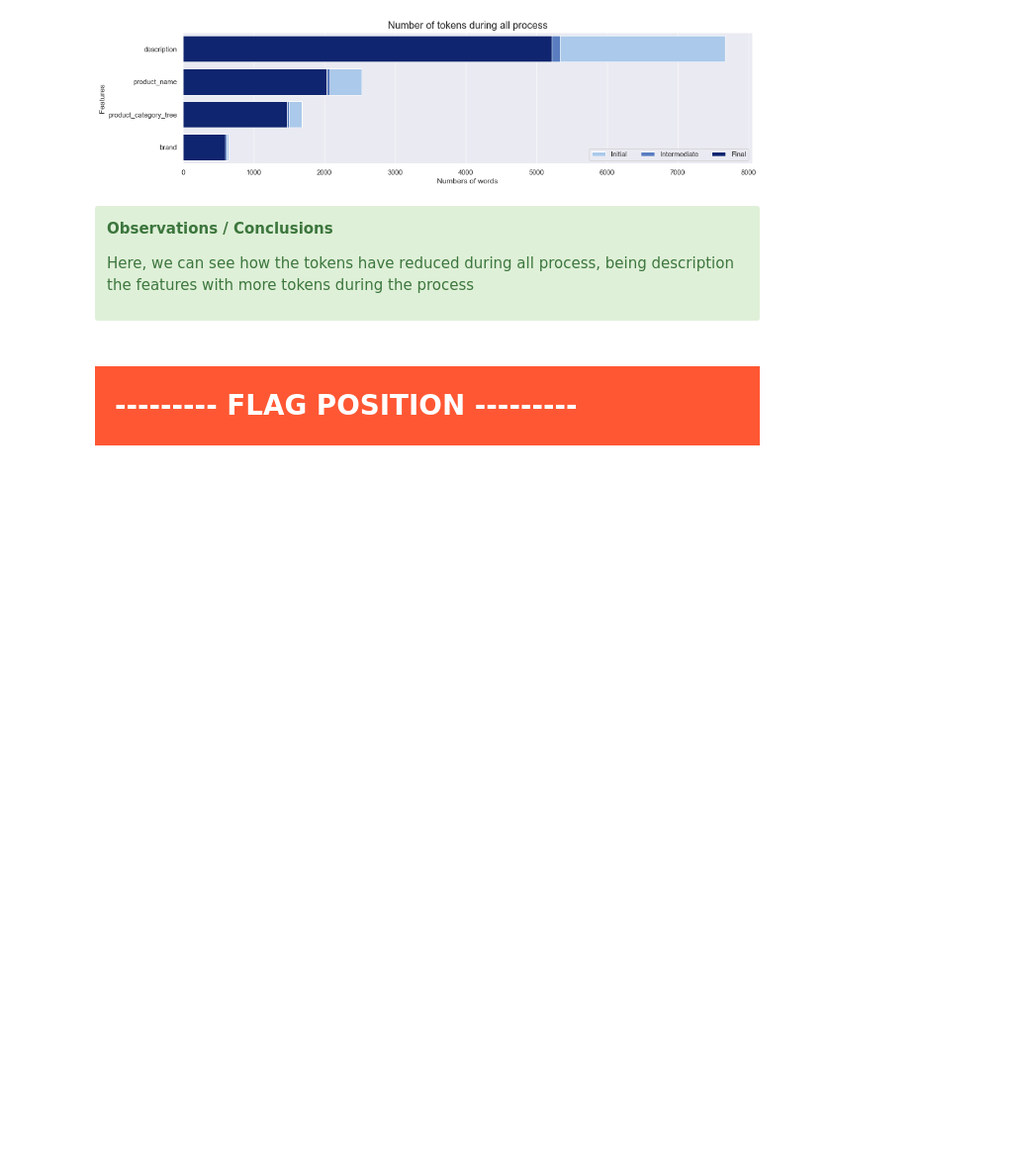
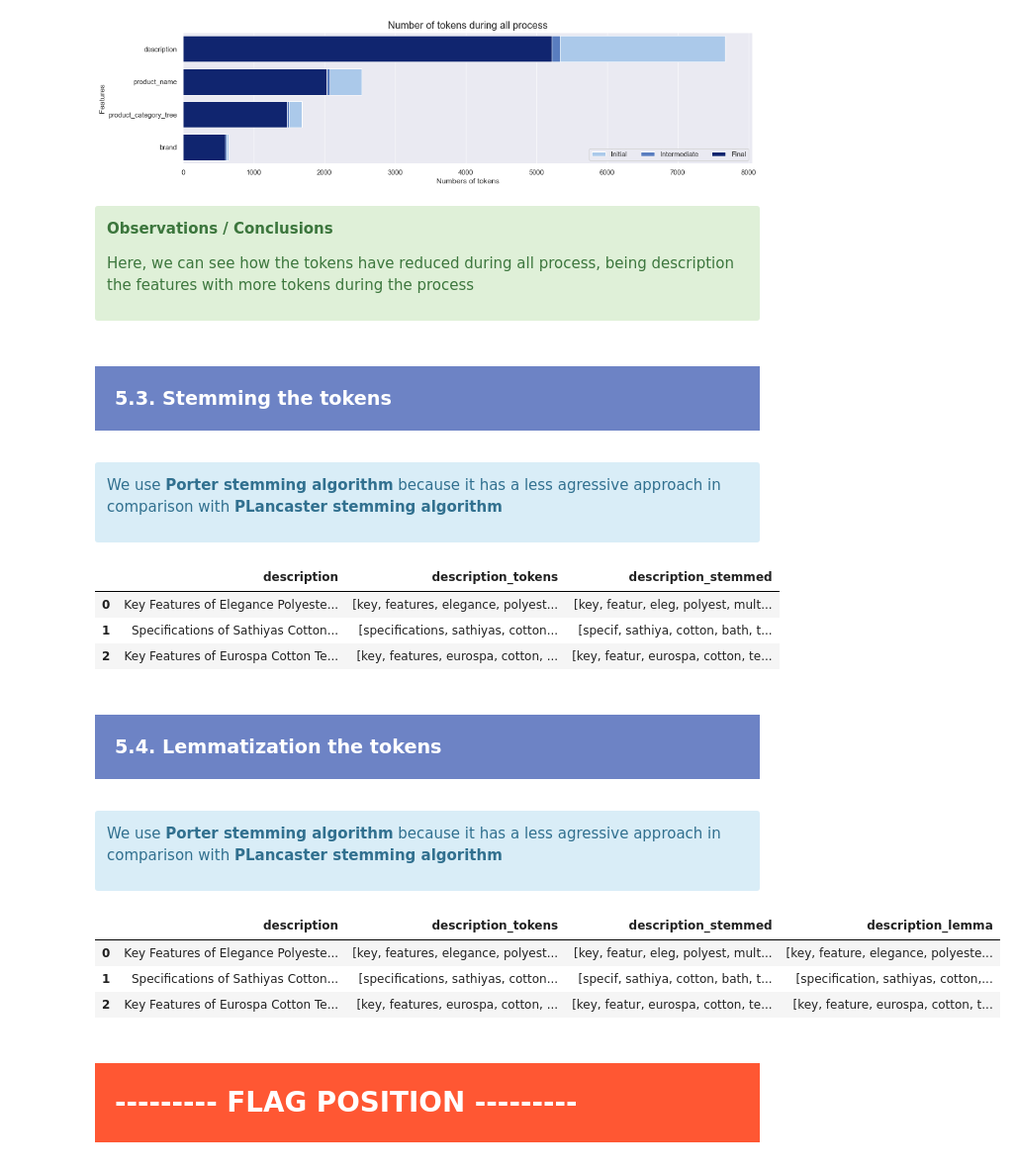
Before and after one commit to samirhinojosa/OC-P6-automatically-classify-consumer-goods, a Jupyter notebook: text_analysis_notebook.ipynb, the cells around one changed output. Shown: that part at 99% size. Drawn from its saved outputs; the diff is of its cells as text; code cells hidden in the pictures; blank space fills up the shorter version.

Commit message:
lemmatization of tokens

```diff
--- a/text_analysis_notebook.ipynb
+++ b/text_analysis_notebook.ipynb
@@ -771,3 +775,11 @@ plt.show()
     <p><b>Observations / Conclusions</b></p>
     <p>Here, we can see how the tokens have reduced during all process, being description the features with more tokens during the process</p>
 </div>
+# %% [markdown]
+<div style="background-color: #6D83C5;" >
+    <h3 style="margin: auto; padding: 20px; color:#fff; ">5.3. Stemming the tokens</h3>
+</div>
+# %% [markdown]
+<div class="alert alert-block alert-info">
+    <p>We use <b>Porter stemming algorithm</b> because it has a less agressive approach in comparison with <b>PLancaster stemming algorithm</b></p>
+</div>
@@ -773,0 +789,40 @@ plt.show()
+# %%
+pd.set_option("display.max_rows", None) # show full of showing rows
+pd.set_option("display.max_columns", None) # show full of showing cols
+pd.set_option("display.max_colwidth", None) # show full width of showing cols
+pd.set_option("display.float_format", lambda x: "%.5f" % x) # show full content in cell
+# %%
+df_data[["description", "description_tokens", "description_stemmed"]].head(3)
+# %% [output]
+|  | description | description_tokens | description_stemmed |
+| 0 | Key Features of Elegance Polyeste... | [key, features, elegance, polyest... | [key, featur, eleg, polyest, mult... |
+| 1 | Specifications of Sathiyas Cotton... | [specifications, sathiyas, cotton... | [specif, sathiya, cotton, bath, t... |
+| 2 | Key Features of Eurospa Cotton Te... | [key, features, eurospa, cotton, ... | [key, featur, eurospa, cotton, te... |
+# %%
+pd.reset_option("display.max_rows") # reset max of showing rows
+pd.reset_option("display.max_columns") # reset max of showing cols
+pd.reset_option("display.max_colwidth") # reset width of showing cols
+pd.reset_option("display.float_format") # reset show full content in cell
+# %% [markdown]
+<div style="background-color: #6D83C5;" >
+    <h3 style="margin: auto; padding: 20px; color:#fff; ">5.4. Lemmatization the tokens</h3>
+</div>
+# %% [markdown]
+<div class="alert alert-block alert-info">
+    <p>We use <b>Porter stemming algorithm</b> because it has a less agressive approach in comparison with <b>PLancaster stemming algorithm</b></p>
+</div>
+# %%
+for col in text_columns:
+    df_data[col + "_lemma"] = df_data[col + "_tokens"].apply(lambda x: lemma_words(x))
+# %%
+pd.set_option("display.max_rows", None) # show full of showing rows
+pd.set_option("display.max_columns", None) # show full of showing cols
+pd.set_option("display.max_colwidth", None) # show full width of showing cols
+pd.set_option("display.float_format", lambda x: "%.5f" % x) # show full content in cell
+# %%
+df_data[["description", "description_tokens", "description_stemmed", "description_lemma"]].head(3)
+# %% [output]
+|  | description | description_tokens | description_stemmed | description_lemma |
+| 0 | Key Features of Elegance Polyeste... | [key, features, elegance, polyest... | [key, featur, eleg, polyest, mult... | [key, feature, elegance, polyeste... |
+| 1 | Specifications of Sathiyas Cotton... | [specifications, sathiyas, cotton... | [specif, sathiya, cotton, bath, t... | [specification, sathiyas, cotton,... |
+| 2 | Key Features of Eurospa Cotton Te... | [key, features, eurospa, cotton, ... | [key, featur, eurospa, cotton, te... | [key, feature, eurospa, cotton, t... |
```
Also changed, not shown: parts of 7 cells of this notebook, 2 other files.
